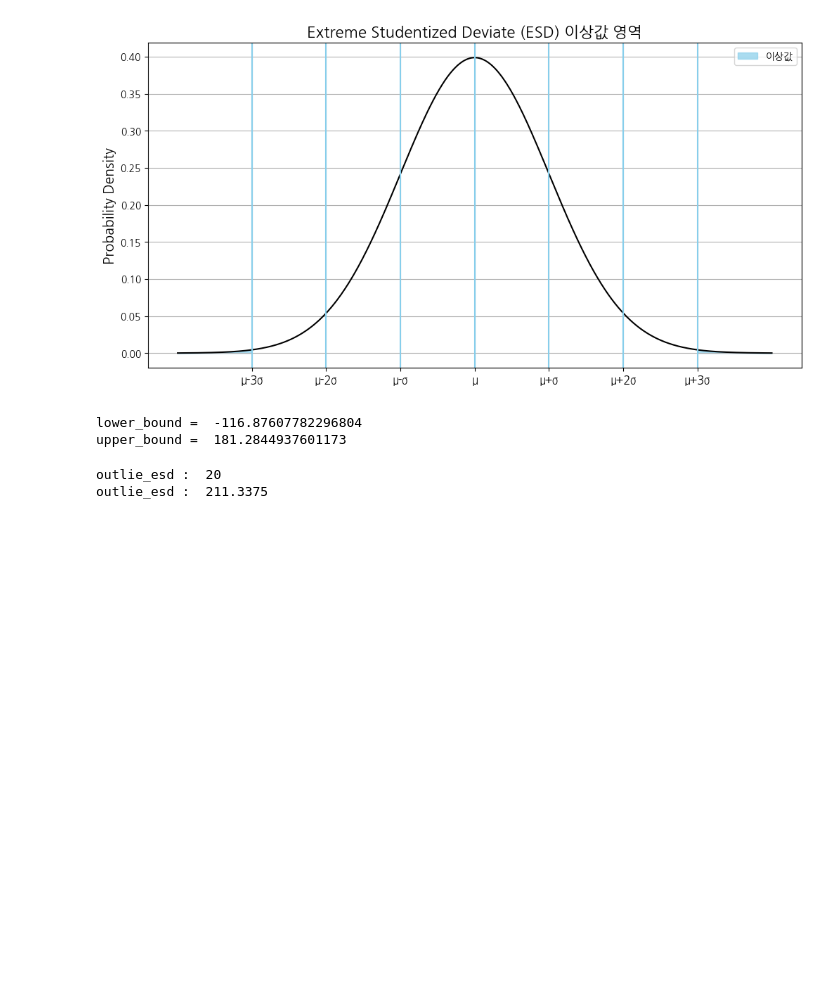
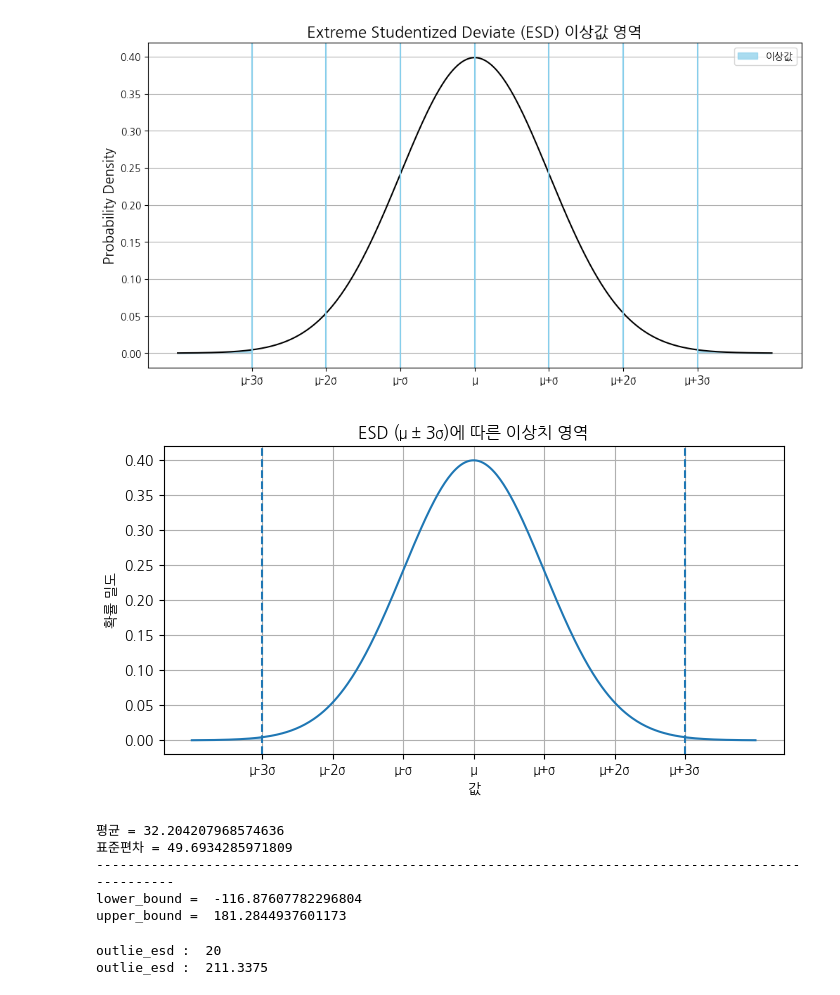
Before and after one commit to KEEPGOINGNOW/Fintech_Service_2nd, a Jupyter notebook: 05_Machine_Learning/06_데이터척도_이상값탐지및처리.ipynb, the cells around one changed output. Saved outputs shown, nothing was run; the diff lists cells and outputs as text; code cells hidden in the pictures; blank space fills up the shorter version.

```diff
--- a/05_Machine_Learning/06_데이터척도_이상값탐지및처리.ipynb
+++ b/05_Machine_Learning/06_데이터척도_이상값탐지및처리.ipynb
@@ -160,16 +160,69 @@ print(outlier_zscore['Fare'].min())
 - 평균±(3표준편차) $ ({\mu \pm 3\sigma}) $
 # %% [markdown]
 ![Image20250421132740.png](attachment:Image20250421132740.png)
+# %%
+import numpy as np
+import matplotlib.pyplot as plt
+plt.rcParams['axes.unicode_minus'] = False
+
+
+# 1) 평균·표준편차 설정
+mu, sigma = 0, 1
+
+# 2) x 범위·PDF 계산
+x   = np.linspace(mu - 4*sigma, mu + 4*sigma, 500)
+pdf = 1/(sigma * np.sqrt(2*np.pi)) * np.exp(-0.5*((x-mu)/sigma)**2)
+
+# 3) 그래프 그리기
+fig, ax = plt.subplots(figsize=(8, 4))
+ax.plot(x, pdf)
+
+# 4) μ±3σ 선 표시
+lower, upper = mu - 3*sigma, mu + 3*sigma
+ax.axvline(lower, linestyle='--')
+ax.axvline(upper, linestyle='--')
+
+# 5) 이상치 영역 음영 처리
+ax.fill_between(x, pdf, where=(x<lower)|(x>upper), alpha=0.3)
+
+# 6) x축 눈금 위치와 레이블 변경
+ticks  = [mu-3*sigma, mu-2*sigma, mu-sigma, mu, mu+sigma, mu+2*sigma, mu+3*sigma]
+labels = ['μ-3σ','μ-2σ','μ-σ','μ','μ+σ','μ+2σ','μ+3σ']  # '-'은 U+002D
+
+ax.set_xticks(ticks)
+ax.set_xticklabels(labels)
+
+
+# 7) 레이블·제목·그리드
+ax.set_xlabel('값')
+ax.set_ylabel('확률 밀도')
+ax.set_title('ESD (μ ± 3σ)에 따른 이상치 영역')
+ax.grid()
+
+plt.show()
+# %% [output]
+[figure, added]
 # %%
+# Fare 컬럼의 평균과 표준분포
 mean_fare = data['Fare'].mean()
 std_fare = data['Fare'].std()
 
+# 평균과 표준 편차를 활용한 이상치 범위 지정
 lower_bound = mean_fare - (3 * std_fare)
 upper_bound = mean_fare + (3 * std_fare)
 
+# 평균과 표준분포 확인
+print('평균 =', mean_fare)
+print('표준편차 =', std_fare)
+print('-'*100)
+
+# 이상치 범위 확인
 print('lower_bound = ', lower_bound)
 print('upper_bound = ', upper_bound)
 # %% [output]
+평균 = 32.204207968574636
+표준편차 = 49.6934285971809
+----------------------------------------------------------------------------------------------------
 lower_bound =  -116.87607782296804
 upper_bound =  181.2844937601173
 # %%
```
Also changed, not shown: parts of 15 cells of this notebook, 3 other files.
